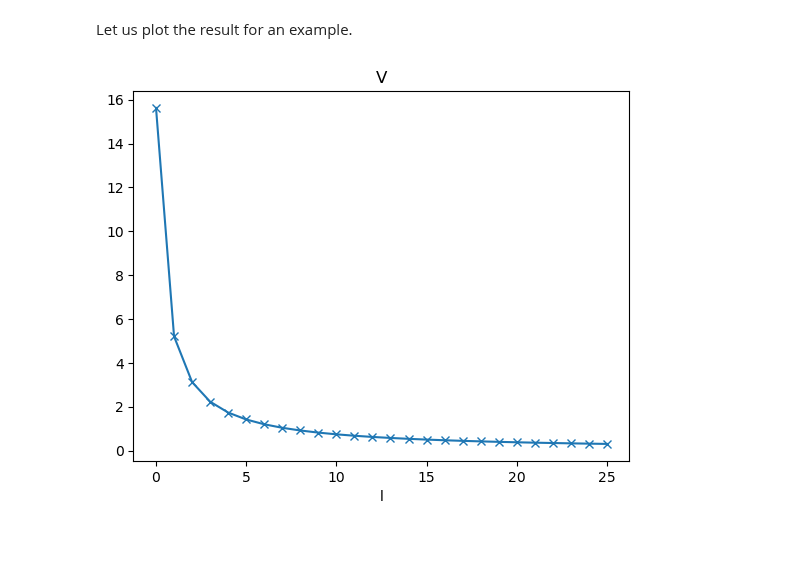
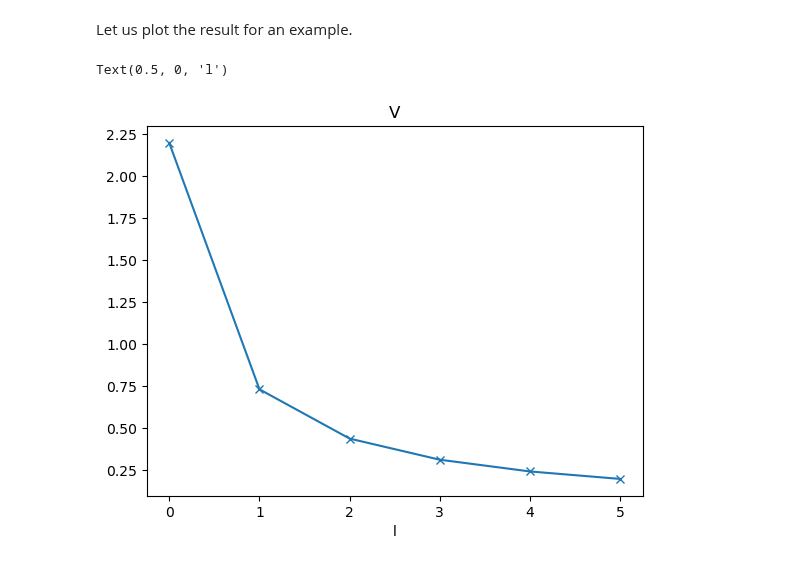
Before and after one commit to iamartineza/biosspheres, a Jupyter notebook: notebooks/selfinteractions_overview.ipynb, the cells around one changed output. Cells and saved outputs as stored; diff of their text form; code cells hidden in the pictures.

```diff
--- a/notebooks/selfinteractions_overview.ipynb
+++ b/notebooks/selfinteractions_overview.ipynb
@@ -204,4 +206,16 @@ from biosspheres.laplace.examples.plottings import observing_v
+# %%
+big_l = 5
+r = 1.3
+# %%
+v = laself.v_jj_azimuthal_symmetry(big_l, r)
 # %%
-observing_v(25, 2.5)
+plt.figure()
+plt.plot(
+    v,
+    marker='x'
+)
+plt.title('V')
+plt.xlabel('l')
 # %% [output]
+Text(0.5, 0, 'l')
-[figure, old version]
+[figure, new version]
```
Also changed, not shown: parts of 6 cells of this notebook.
